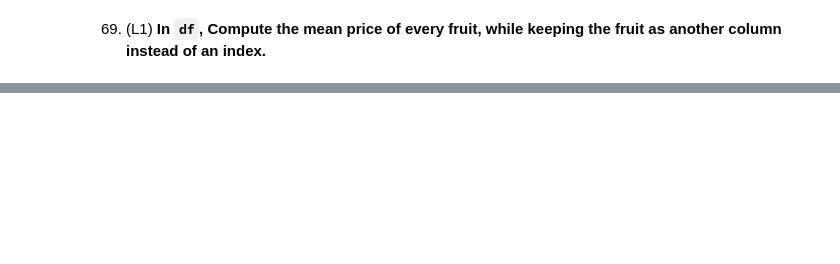
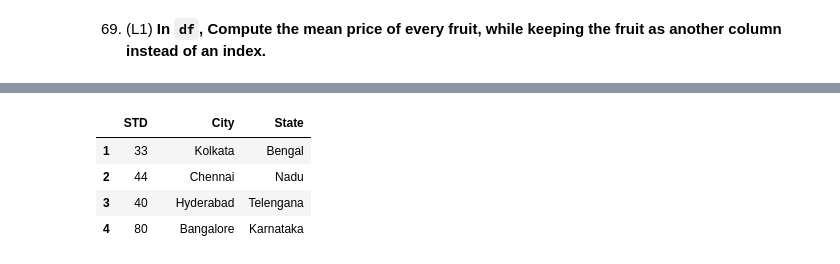
Before and after one commit to kamilrybacki/MLToolsExercises, a Jupyter notebook: content/pandas101.ipynb, the cells around one changed output, grey strips where cells are left out. Cells and saved outputs as stored; diff of their text form; code cells hidden in the pictures; blank space fills up the shorter version.

```diff
--- a/content/pandas101.ipynb
+++ b/content/pandas101.ipynb
@@ -1654,0 +1808,19 @@ print(arrays)
+# %%
+# Input
+
+df = pd.DataFrame(["STD, City State",
+"33, Kolkata Bengal",
+"44, Chennai Nadu",
+"40, Hyderabad Telengana",
+"80, Bangalore Karnataka"], columns=['row'])
+
+split = df.row.str.replace(',', ' ').str.split(' ', expand=True)
+split.columns = split.iloc[0]
+split = split[1:]
+split
+# %% [output]
+|  | STD |  | City | State |
+| 1 | 33 |  | Kolkata | Bengal |
+| 2 | 44 |  | Chennai | Nadu |
+| 3 | 40 |  | Hyderabad | Telengana |
+| 4 | 80 |  | Bangalore | Karnataka |
```
Also changed, not shown: parts of 36 cells of this notebook.
